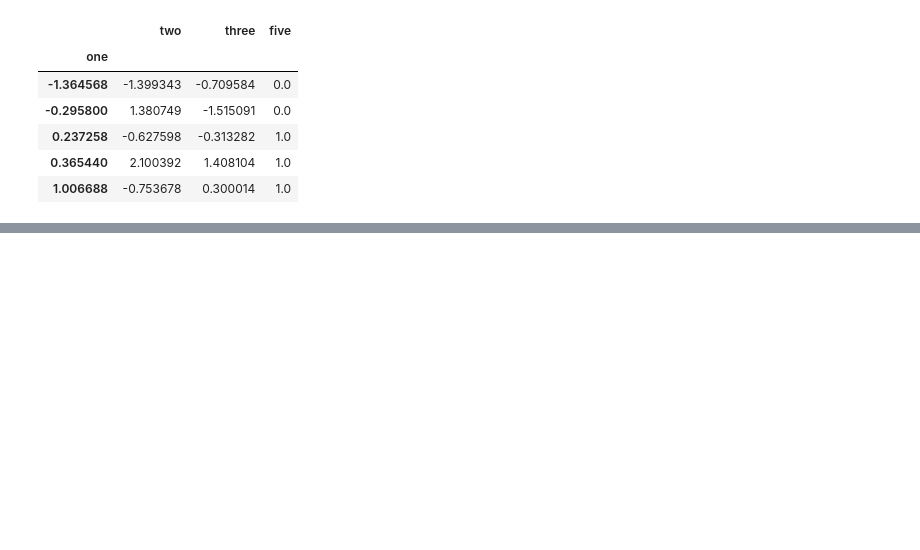
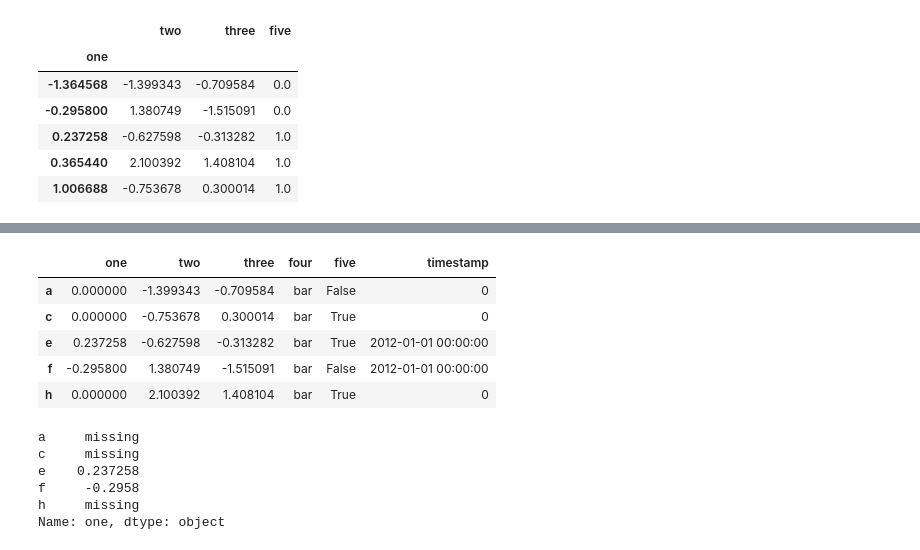
Before and after one commit to ramank123/Pandas, a Jupyter notebook: Working_with_missing_data.ipynb, the cells around one changed output, grey strips where cells are left out. Drawn from its saved outputs; the diff is of its cells as text; code cells hidden in the pictures; blank space fills up the shorter version.

```diff
--- a/Working_with_missing_data.ipynb
+++ b/Working_with_missing_data.ipynb
@@ -233,0 +243,18 @@ df.groupby("one").mean()
+# %%
+df2.fillna(0)
+# %% [output]
+|  | one | two | three | four | five | timestamp |
+| a | 0.000000 | -1.399343 | -0.709584 | bar | False | 0 |
+| c | 0.000000 | -0.753678 | 0.300014 | bar | True | 0 |
+| e | 0.237258 | -0.627598 | -0.313282 | bar | True | 2012-01-01 00:00:00 |
+| f | -0.295800 | 1.380749 | -1.515091 | bar | False | 2012-01-01 00:00:00 |
+| h | 0.000000 | 2.100392 | 1.408104 | bar | True | 0 |
+# %%
+df2["one"].fillna("missing")
+# %% [output]
+a     missing
+c     missing
+e    0.237258
+f     -0.2958
+h     missing
+Name: one, dtype: object
```
Also changed, not shown: parts of 1 cell of this notebook.
